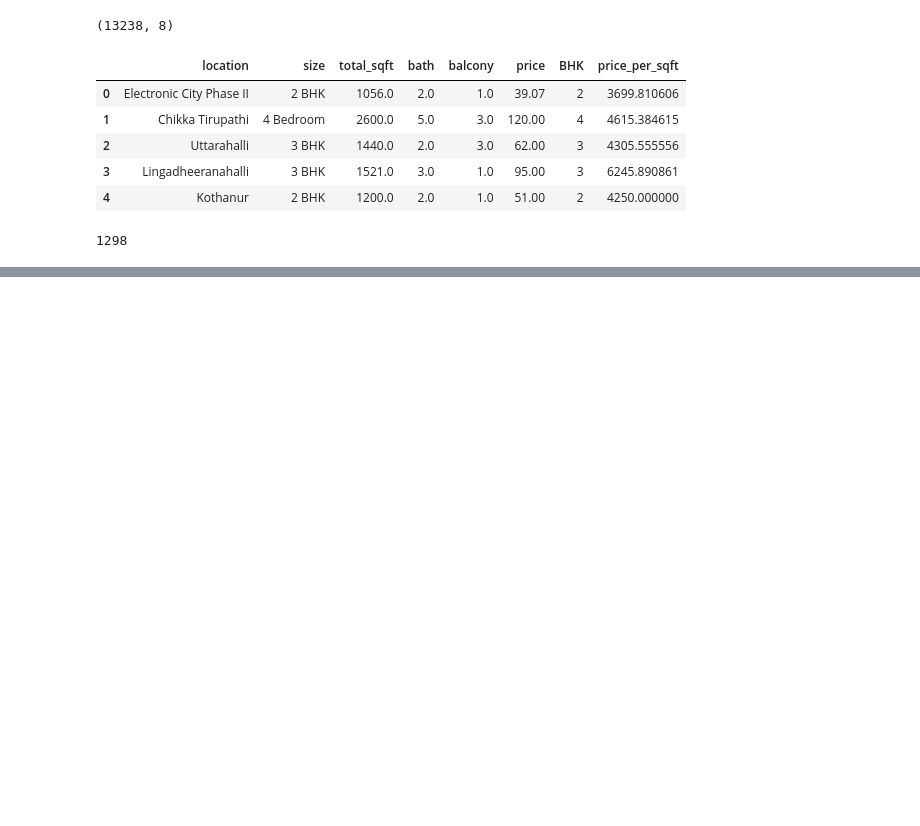
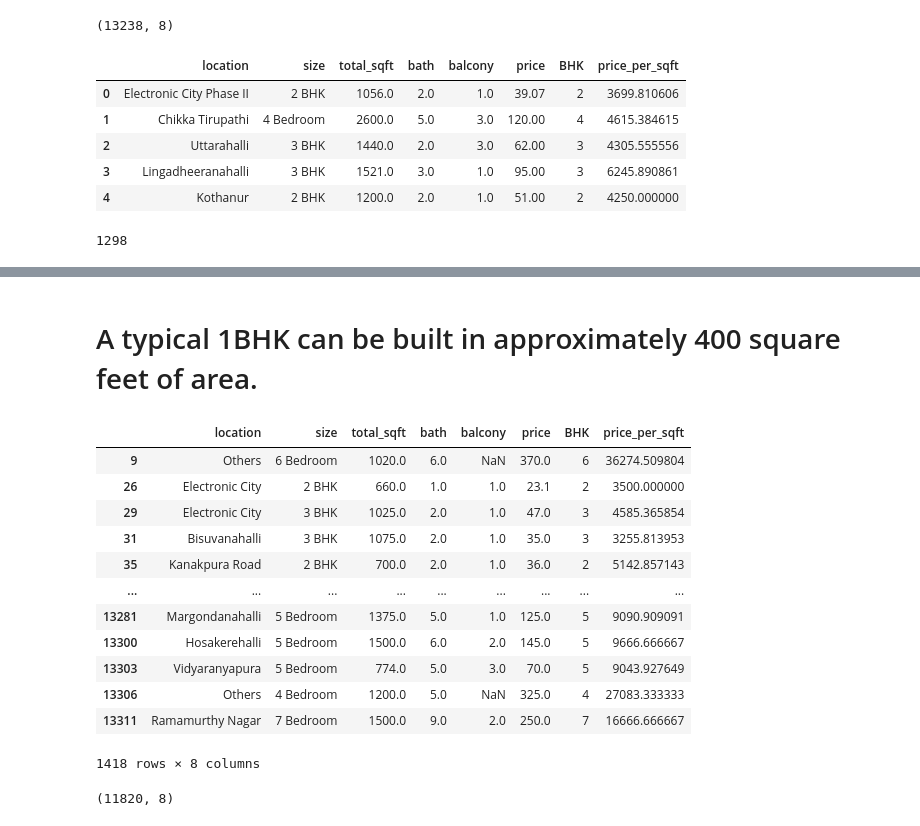
Before and after one commit to Pritush09/Real-Estate-Price-Prediction-Project, a Jupyter notebook: House Prediction Model.ipynb, the cells around one changed output, grey strips where cells are left out. Saved outputs shown, nothing was run; the diff lists cells and outputs as text; code cells hidden in the pictures; blank space fills up the shorter version.

```diff
--- a/House Prediction Model.ipynb
+++ b/House Prediction Model.ipynb
@@ -365,0 +404,23 @@ len(df4.location.unique())
+# %% [markdown]
+# A typical 1BHK can be built in approximately 400 square feet of area.
+# %%
+df4[(df4.total_sqft/df4.BHK)<390]
+# %% [output]
+|  | location | size | total_sqft | bath | balcony | price | BHK | price_per_sqft |
+| 9 | Others | 6 Bedroom | 1020.0 | 6.0 | NaN | 370.0 | 6 | 36274.509804 |
+| 26 | Electronic City | 2 BHK | 660.0 | 1.0 | 1.0 | 23.1 | 2 | 3500.000000 |
+| 29 | Electronic City | 3 BHK | 1025.0 | 2.0 | 1.0 | 47.0 | 3 | 4585.365854 |
+| 31 | Bisuvanahalli | 3 BHK | 1075.0 | 2.0 | 1.0 | 35.0 | 3 | 3255.813953 |
+| 35 | Kanakpura Road | 2 BHK | 700.0 | 2.0 | 1.0 | 36.0 | 2 | 5142.857143 |
+| ... | ... | ... | ... | ... | ... | ... | ... | ... |
+| 13281 | Margondanahalli | 5 Bedroom | 1375.0 | 5.0 | 1.0 | 125.0 | 5 | 9090.909091 |
+| 13300 | Hosakerehalli | 5 Bedroom | 1500.0 | 6.0 | 2.0 | 145.0 | 5 | 9666.666667 |
+| 13303 | Vidyaranyapura | 5 Bedroom | 774.0 | 5.0 | 3.0 | 70.0 | 5 | 9043.927649 |
+| 13306 | Others | 4 Bedroom | 1200.0 | 5.0 | NaN | 325.0 | 4 | 27083.333333 |
+| 13311 | Ramamurthy Nagar | 7 Bedroom | 1500.0 | 9.0 | 2.0 | 250.0 | 7 | 16666.666667 |
+1418 rows × 8 columns
+# %%
+df5 = df4[~((df4.total_sqft/df4.BHK)<390)]
+df5.shape
+# %% [output]
+(11820, 8)
```
Also changed, not shown: parts of 29 cells of this notebook.
